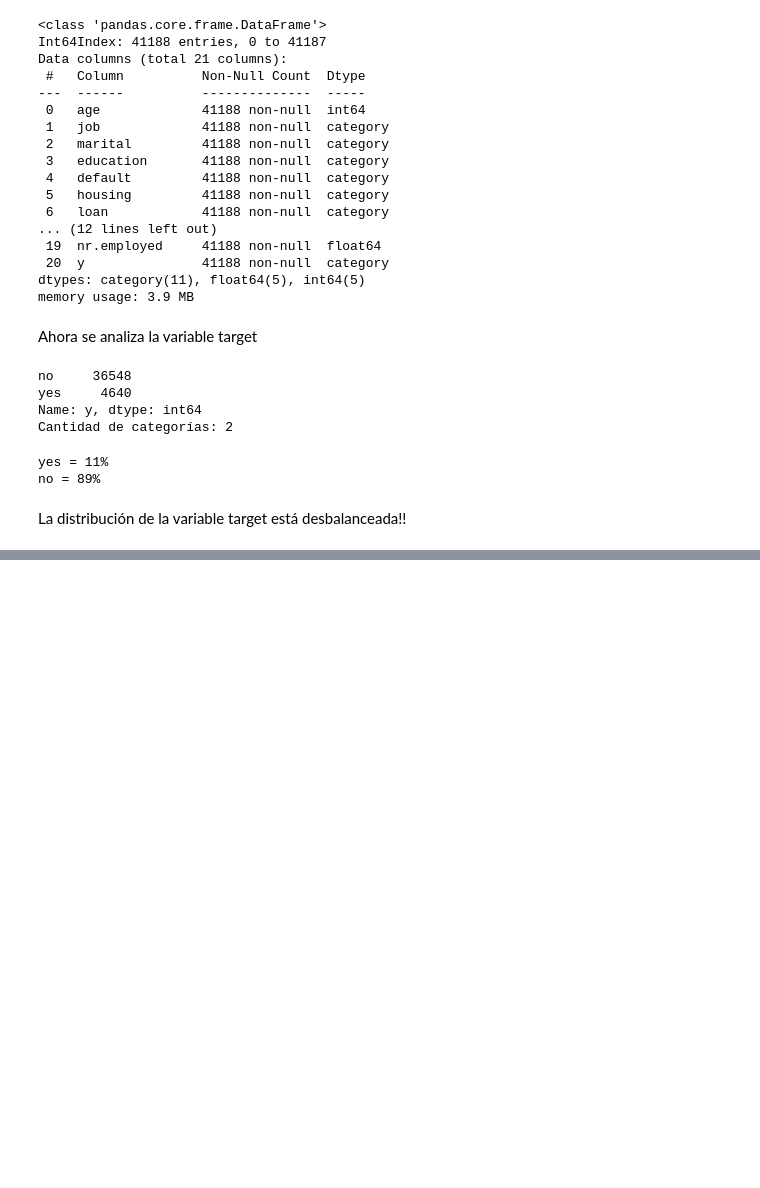
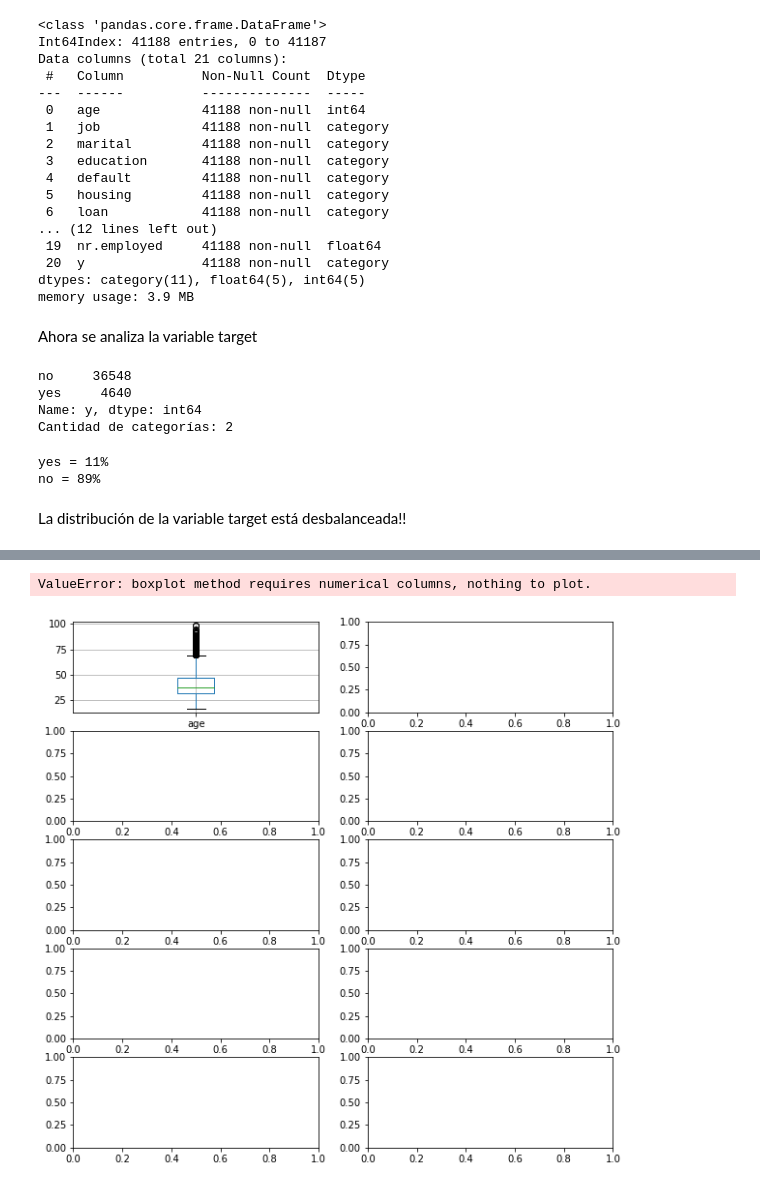
Before and after one commit to RominaGonella/Logistic-Regression-Project-Tutorial, a Jupyter notebook: src/explore.ipynb, the cells around one changed output, grey strips where cells are left out. Cells and saved outputs as stored; diff of their text form; code cells hidden in the pictures; blank space fills up the shorter version.

```diff
--- a/src/explore.ipynb
+++ b/src/explore.ipynb
@@ -373,3 +388,14 @@ Cosas que llaman la atención:
+# %%
+# boxplot
+fig, ax = plt.subplots(5, 2, figsize=(10, 10))
+axs = ax.flatten()
+for i in range(9):
+    df_bank.iloc[:, i].to_frame().boxplot(ax=axs[i])
+plt.suptitle("BoxPlot")
+plt.show()
+# %% [output]
+ValueError: boxplot method requires numerical columns, nothing to plot.
+[figure, added]
 # %%
 X = df_raw.drop(columns = ['y'])
 # %%
```
Also changed, not shown: parts of 13 cells of this notebook.
